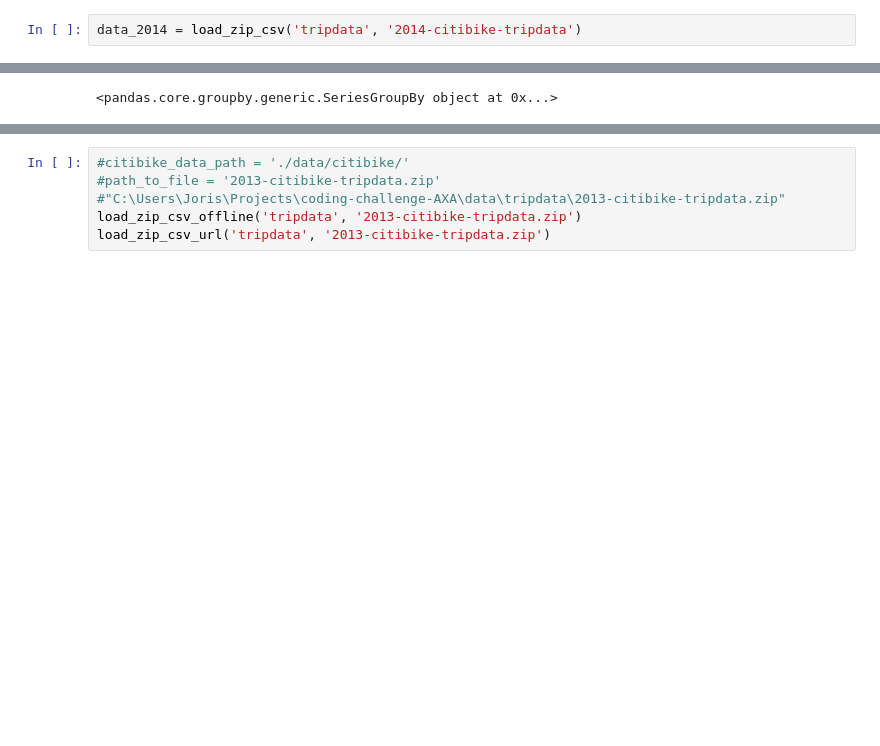
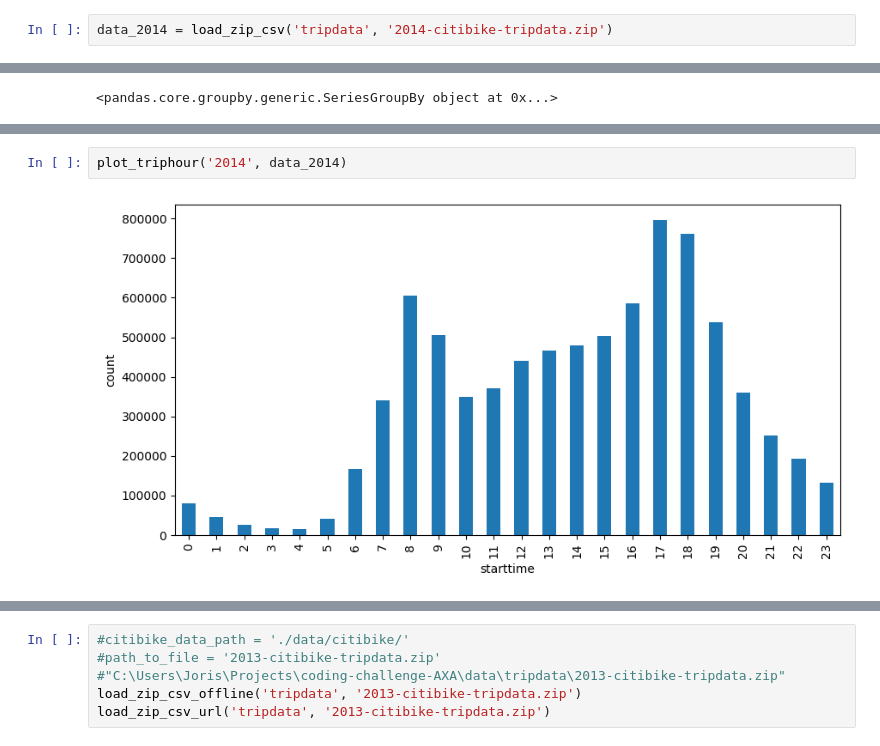
Before and after one commit to joris-de/coding-challenge-AXA, a Jupyter notebook: notebooks/Analysis.ipynb, the cells around one changed output, grey strips where cells are left out. Saved outputs shown, nothing was run; the diff lists cells and outputs as text; blank space fills up the shorter version.

```diff
--- a/notebooks/Analysis.ipynb
+++ b/notebooks/Analysis.ipynb
@@ -230,7 +248,7 @@ memory usage: 1.4 GB
 None
 Loaded file from disk.
 # %%
-data_2014 = load_zip_csv('tripdata', '2014-citibike-tripdata')
+data_2014 = load_zip_csv('tripdata', '2014-citibike-tripdata.zip')
 # %% [output]
 Trying to load file from disk.
 Processing 2014 April: 201404-citibike-tripdata_1.csv
@@ -358 +344,5 @@ plot_triphour_month('2013', 'October', data_2013)
+# %%
+plot_triphour('2014', data_2014)
+# %% [output]
+[figure, added]
 # %%
```
Also changed, not shown: parts of 19 cells of this notebook, 1 other file.
